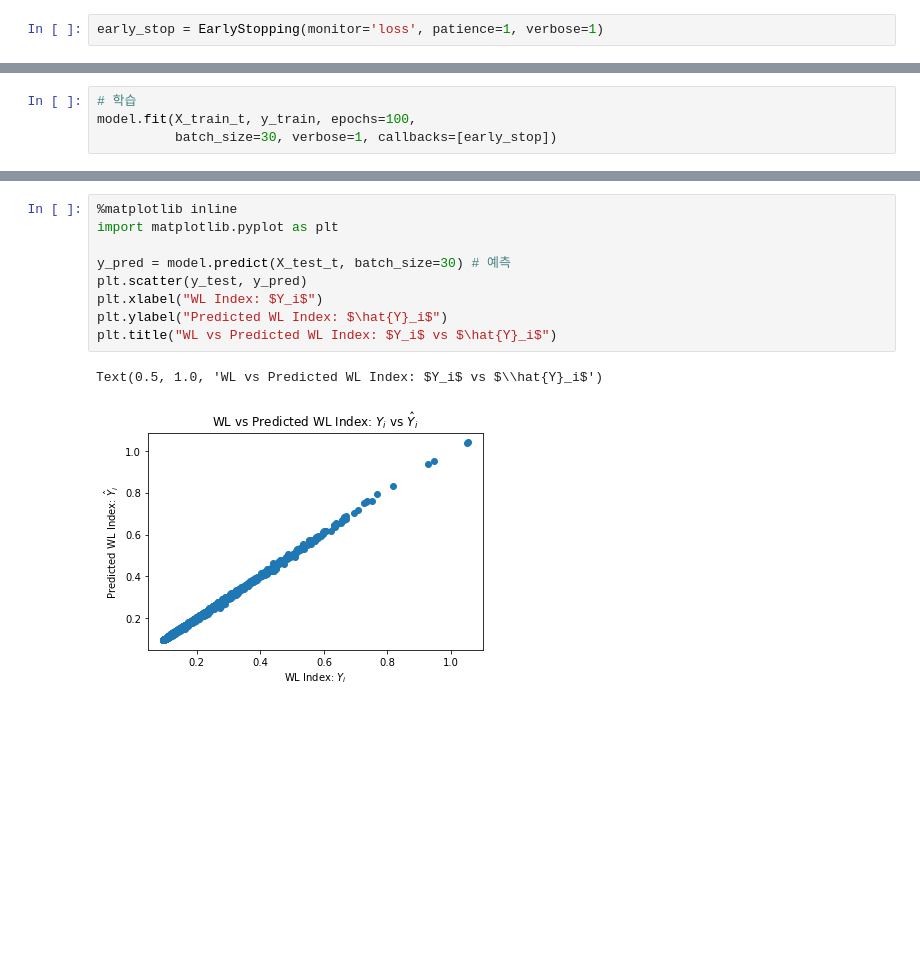
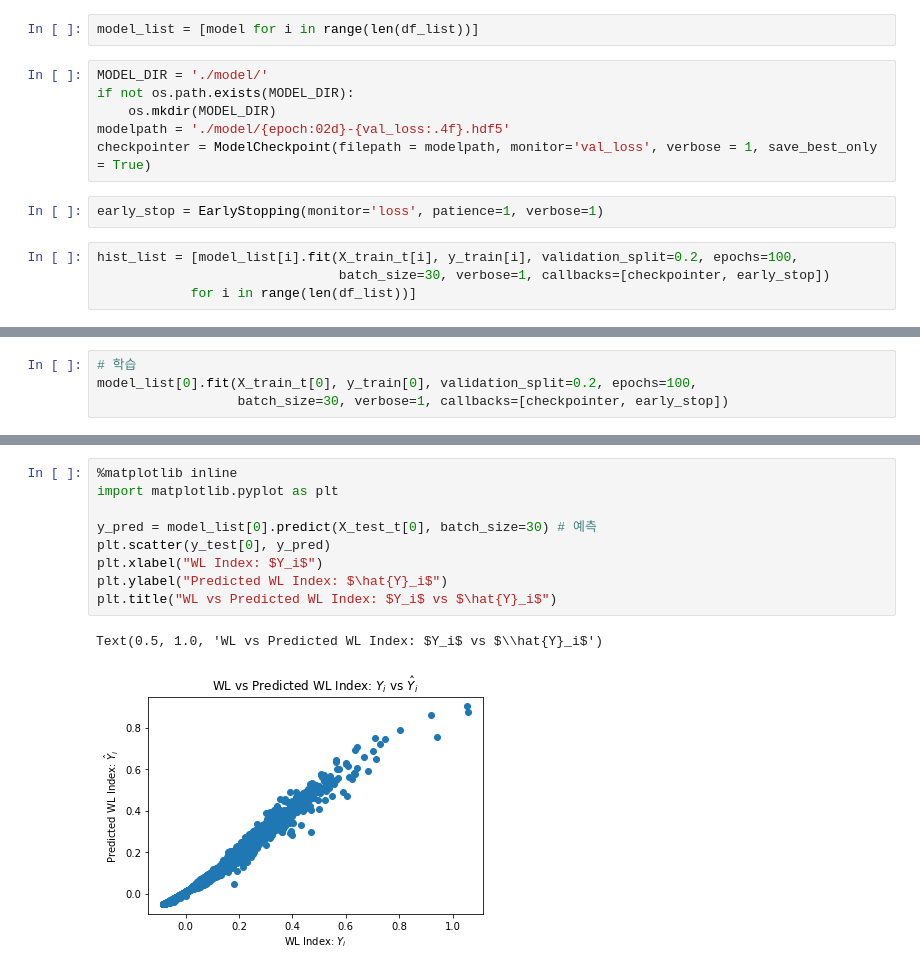
Before and after one commit to bigdata-course-KU-team11/Data_collection, a Jupyter notebook: Model/GRU.ipynb, the cells around one changed output, grey strips where cells are left out. Saved outputs shown, nothing was run; the diff lists cells and outputs as text; blank space fills up the shorter version.

Commit message:
GRU model test: for all bridge

```diff
--- a/Model/GRU.ipynb
+++ b/Model/GRU.ipynb
@@ -308,5 +316,17 @@ Total params: 1,401
 Trainable params: 1,401
 Non-trainable params: 0
 _________________________________________________________________
+# %%
+model_list = [model for i in range(len(df_list))]
+# %%
+MODEL_DIR = './model/'
+if not os.path.exists(MODEL_DIR):
+    os.mkdir(MODEL_DIR)
+modelpath = './model/{epoch:02d}-{val_loss:.4f}.hdf5'
+checkpointer = ModelCheckpoint(filepath = modelpath, monitor='val_loss', verbose = 1, save_best_only = True)
 # %%
 early_stop = EarlyStopping(monitor='loss', patience=1, verbose=1)
+# %%
+hist_list = [model_list[i].fit(X_train_t[i], y_train[i], validation_split=0.2, epochs=100,
+                               batch_size=30, verbose=1, callbacks=[checkpointer, early_stop])
+            for i in range(len(df_list))]
@@ -313,6 +380,6 @@ early_stop = EarlyStopping(monitor='loss', patience=1, verbose=1)
 # %%
 # 학습
-model.fit(X_train_t, y_train, epochs=100,
-          batch_size=30, verbose=1, callbacks=[early_stop])
+model_list[0].fit(X_train_t[0], y_train[0], validation_split=0.2, epochs=100,
+                  batch_size=30, verbose=1, callbacks=[checkpointer, early_stop])
 # %% [output]
 Epoch 1/100
@@ -336,13 +393,13 @@ Epoch 00019: early stopping
 # %%
 %matplotlib inline
 import matplotlib.pyplot as plt
 
-y_pred = model.predict(X_test_t, batch_size=30) # 예측
-plt.scatter(y_test, y_pred)
+y_pred = model_list[0].predict(X_test_t[0], batch_size=30) # 예측
+plt.scatter(y_test[0], y_pred)
 plt.xlabel("WL Index: $Y_i$")
 plt.ylabel("Predicted WL Index: $\hat{Y}_i$")
 plt.title("WL vs Predicted WL Index: $Y_i$ vs $\hat{Y}_i$")
 # %% [output]
 Text(0.5, 1.0, 'WL vs Predicted WL Index: $Y_i$ vs $\\hat{Y}_i$')
-[figure, old version]
+[figure, new version]
 # %%
```
Also changed, not shown: parts of 73 cells of this notebook.
